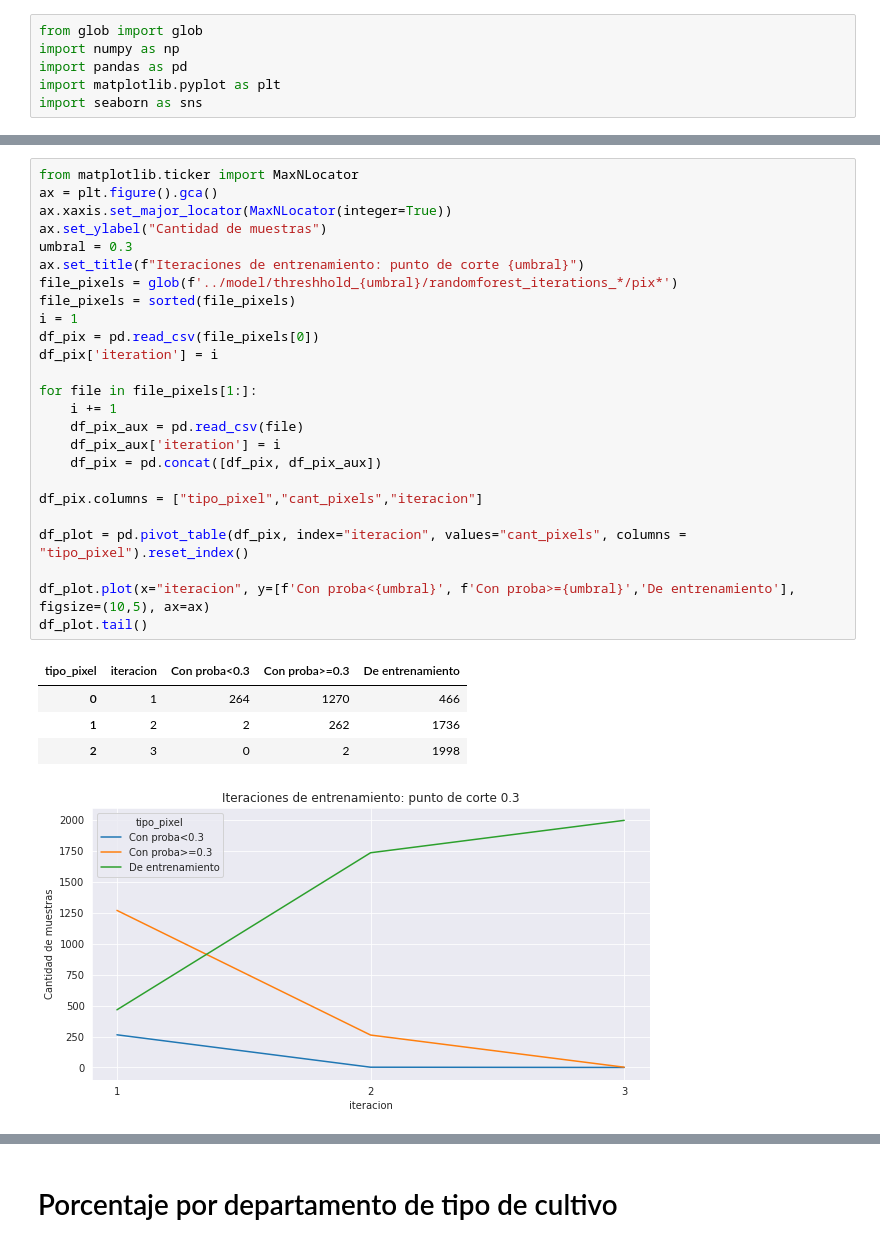
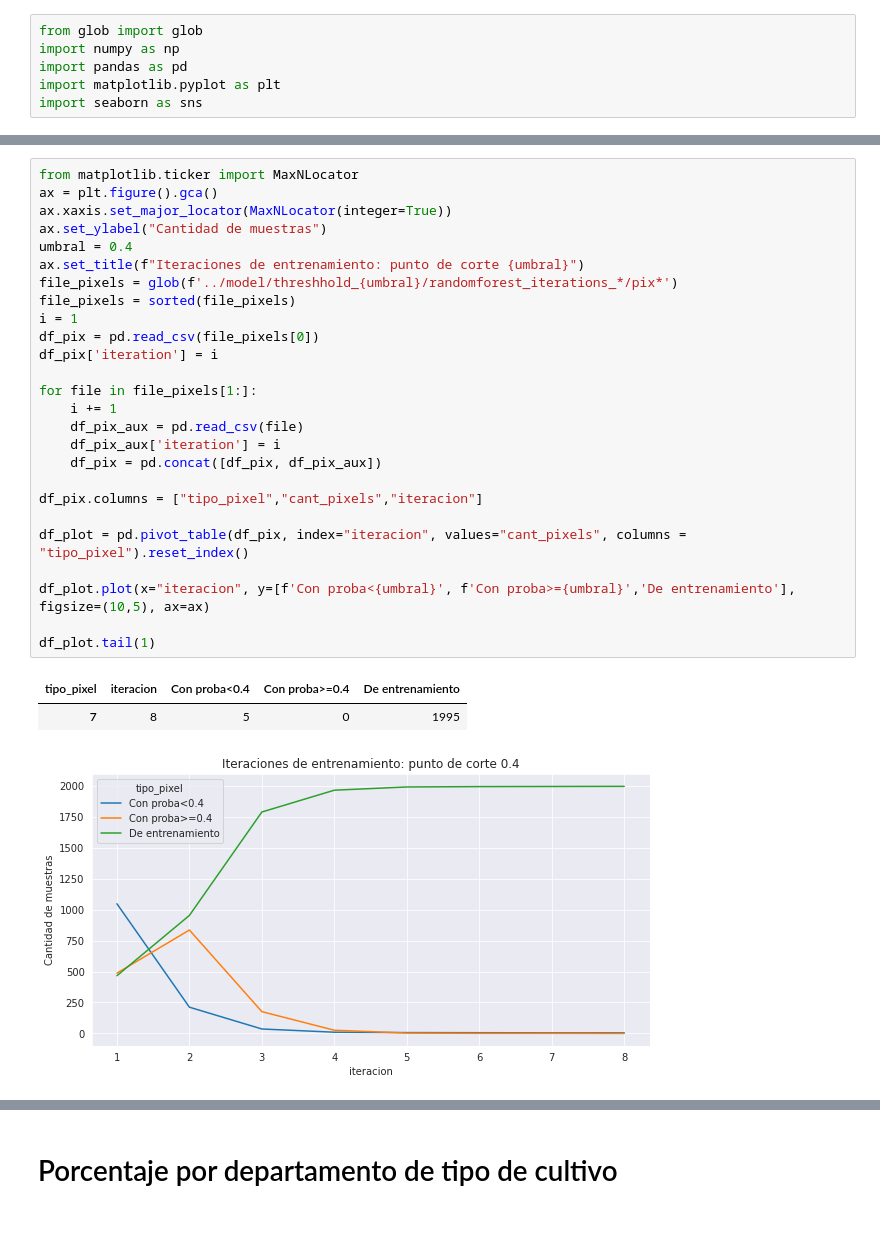
Before and after one commit to macfernandez/tp-2-gis-dm-uba, a Jupyter notebook: nb/eda_results.ipynb, the cells around one changed output, grey strips where cells are left out. Drawn from its saved outputs; the diff is of its cells as text.

```diff
--- a/nb/eda_results.ipynb
+++ b/nb/eda_results.ipynb
@@ -13,34 +44,33 @@ import seaborn as sns
 # %%
 from matplotlib.ticker import MaxNLocator
 ax = plt.figure().gca()
 ax.xaxis.set_major_locator(MaxNLocator(integer=True))
 ax.set_ylabel("Cantidad de muestras")
-umbral = 0.3
+umbral = 0.4
 ax.set_title(f"Iteraciones de entrenamiento: punto de corte {umbral}")
 file_pixels = glob(f'../model/threshhold_{umbral}/randomforest_iterations_*/pix*')
 file_pixels = sorted(file_pixels)
 i = 1
 df_pix = pd.read_csv(file_pixels[0])
 df_pix['iteration'] = i
 
 for file in file_pixels[1:]:
     i += 1
     df_pix_aux = pd.read_csv(file)
     df_pix_aux['iteration'] = i
     df_pix = pd.concat([df_pix, df_pix_aux])
 
 df_pix.columns = ["tipo_pixel","cant_pixels","iteracion"]
 
 df_plot = pd.pivot_table(df_pix, index="iteracion", values="cant_pixels", columns = "tipo_pixel").reset_index()
 
 df_plot.plot(x="iteracion", y=[f'Con proba<{umbral}', f'Con proba>={umbral}','De entrenamiento'], figsize=(10,5), ax=ax)
-df_plot.tail()
+
+df_plot.tail(1)
 # %% [output]
-| tipo_pixel | iteracion | Con proba<0.3 | Con proba>=0.3 | De entrenamiento |
-| 0 | 1 | 264 | 1270 | 466 |
-| 1 | 2 | 2 | 262 | 1736 |
-| 2 | 3 | 0 | 2 | 1998 |
+| tipo_pixel | iteracion | Con proba<0.4 | Con proba>=0.4 | De entrenamiento |
+| 7 | 8 | 5 | 0 | 1995 |
-[figure, old version]
+[figure, new version]
 # %%
 from matplotlib.ticker import MaxNLocator
 ax = plt.figure().gca()
```
Also changed, not shown: parts of 20 cells of this notebook.
